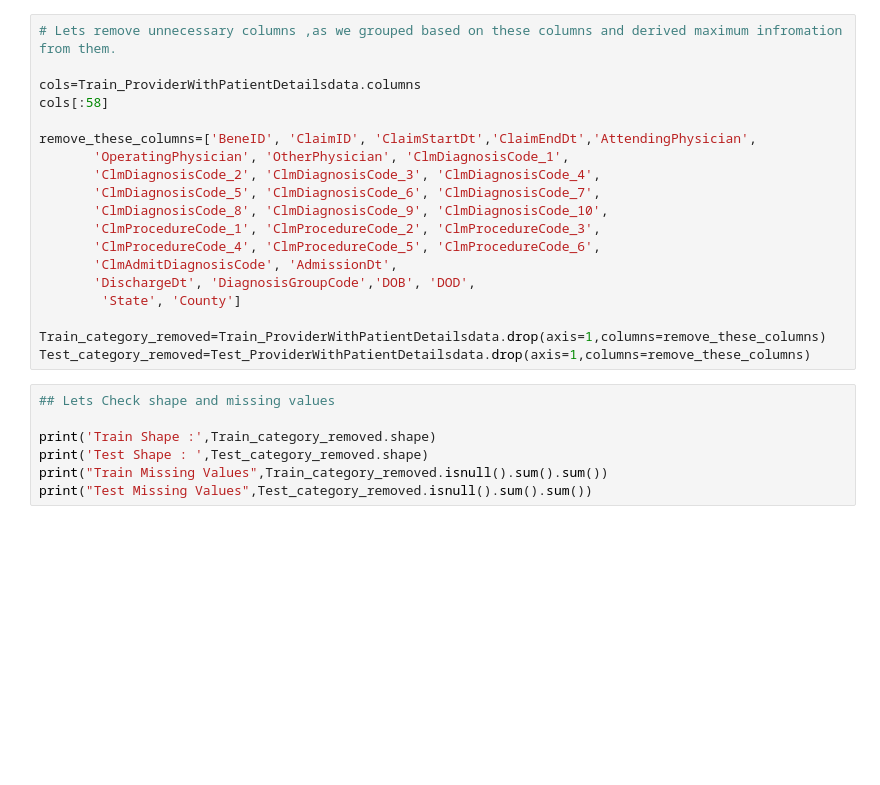
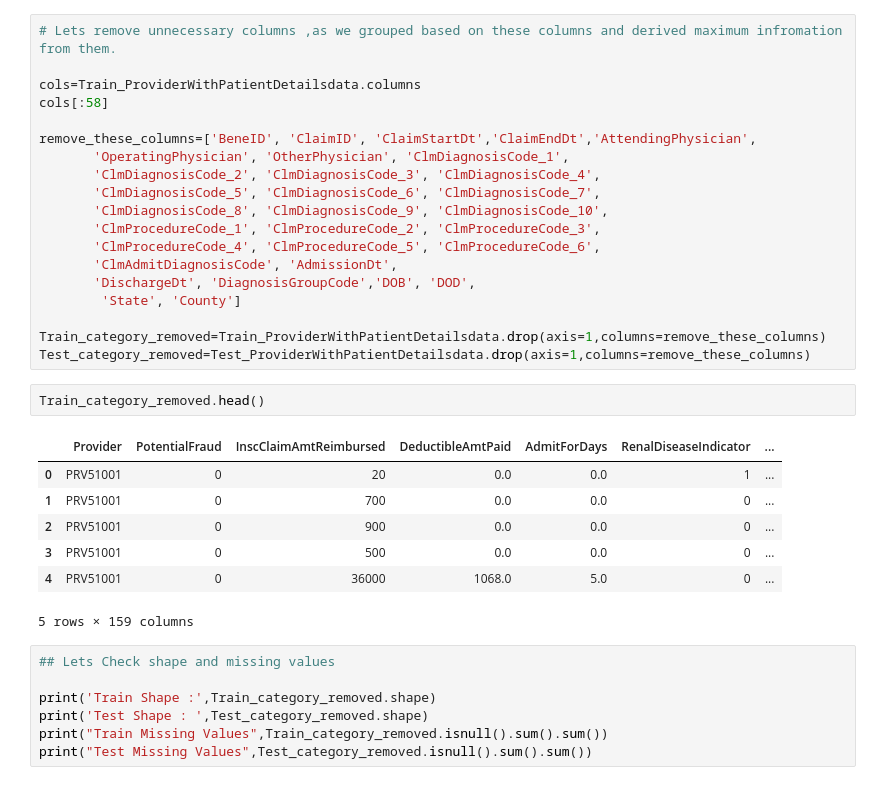
Before and after one commit to rajendranaidu495/ML_Projects, a Jupyter notebook: HealthCare_Provider_Fraud_Detection/HEALTHCARE_PROVIDER_FRAUD_DETECTION_ANALYSIS.ipynb, the cells around one changed output. Cells and saved outputs as stored; diff of their text form; blank space fills up the shorter version.

```diff
--- a/HealthCare_Provider_Fraud_Detection/HEALTHCARE_PROVIDER_FRAUD_DETECTION_ANALYSIS.ipynb
+++ b/HealthCare_Provider_Fraud_Detection/HEALTHCARE_PROVIDER_FRAUD_DETECTION_ANALYSIS.ipynb
@@ -1375,6 +1375,16 @@ remove_these_columns=['BeneID', 'ClaimID', 'ClaimStartDt','ClaimEndDt','Attendin
 
 Train_category_removed=Train_ProviderWithPatientDetailsdata.drop(axis=1,columns=remove_these_columns)
 Test_category_removed=Test_ProviderWithPatientDetailsdata.drop(axis=1,columns=remove_these_columns)
+# %%
+Train_category_removed.head()
+# %% [output]
+|  | Provider | PotentialFraud | InscClaimAmtReimbursed | DeductibleAmtPaid | AdmitForDays | RenalDiseaseIndicator | ... |
+| 0 | PRV51001 | 0 | 20 | 0.0 | 0.0 | 1 | ... |
+| 1 | PRV51001 | 0 | 700 | 0.0 | 0.0 | 0 | ... |
+| 2 | PRV51001 | 0 | 900 | 0.0 | 0.0 | 0 | ... |
+| 3 | PRV51001 | 0 | 500 | 0.0 | 0.0 | 0 | ... |
+| 4 | PRV51001 | 0 | 36000 | 1068.0 | 5.0 | 0 | ... |
+5 rows × 159 columns
 # %%
 ## Lets Check shape and missing values
 
```
Also changed, not shown: parts of 2 cells of this notebook.
